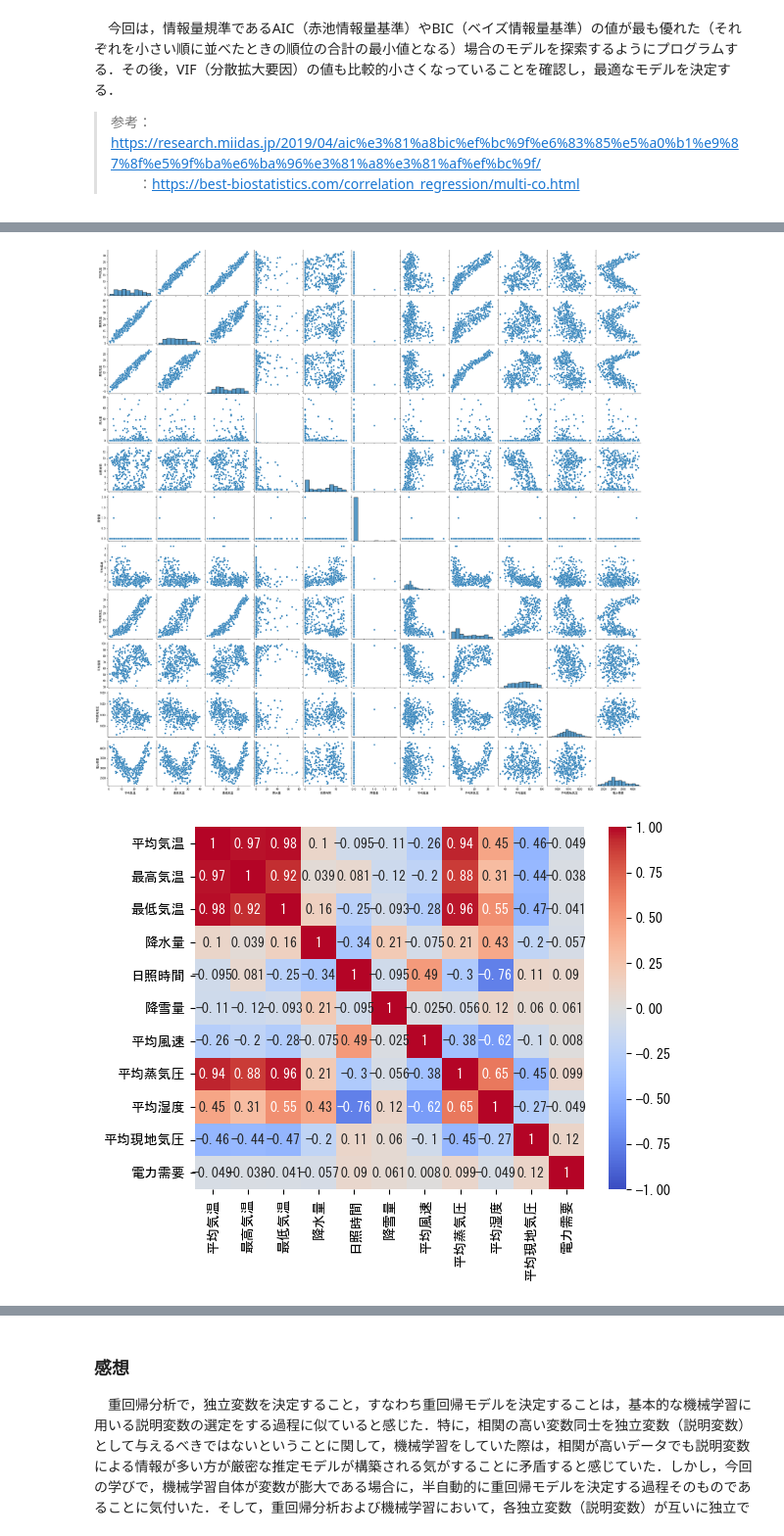
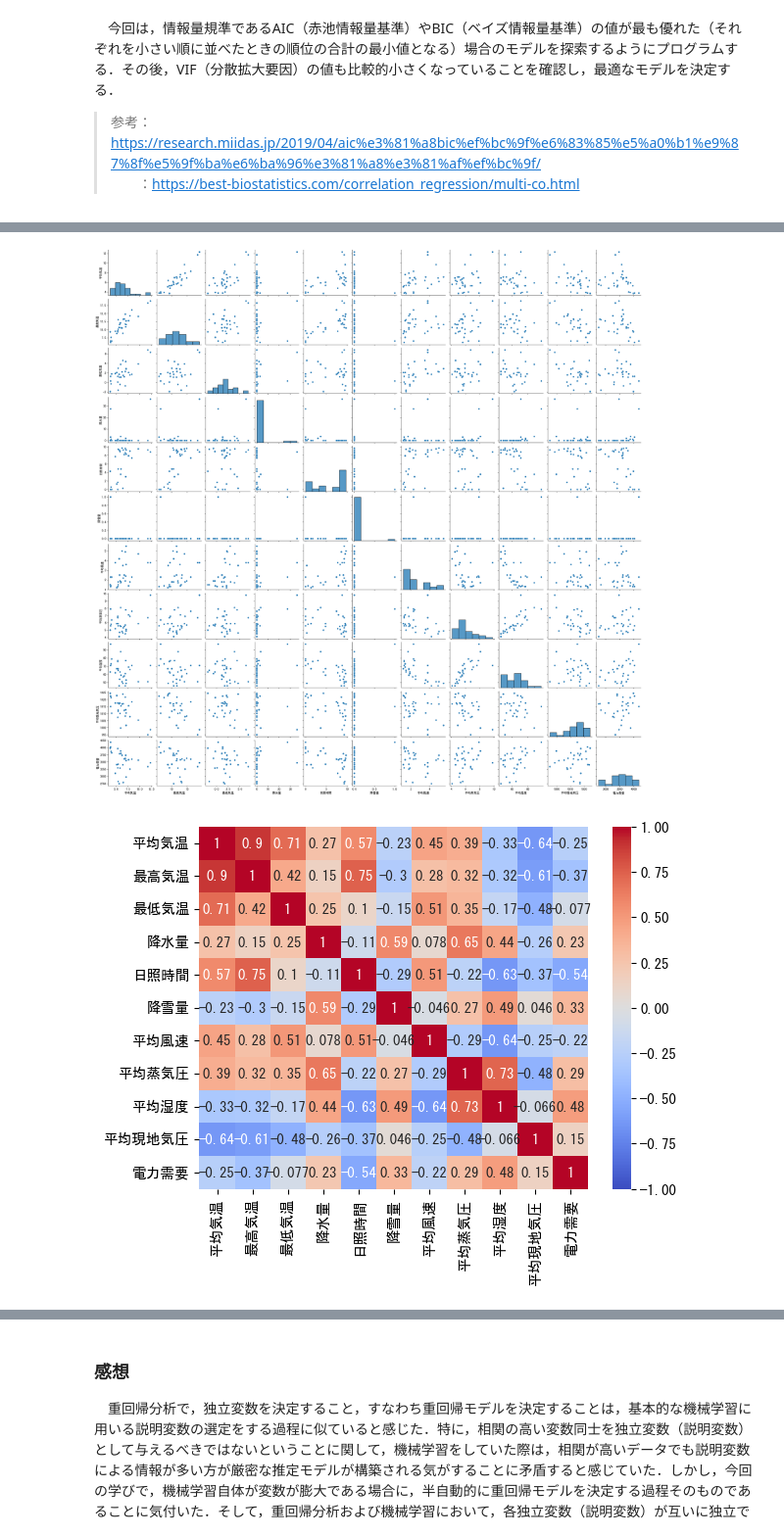
Before and after one commit to hatakeke/Data-Science---Basic, a Jupyter notebook: 第8回/第8回.ipynb, the cells around one changed output, grey strips where cells are left out. Shown at 98% size. Saved outputs shown, nothing was run; the diff lists cells and outputs as text; code cells hidden in the pictures.

```diff
--- a/第8回/第8回.ipynb
+++ b/第8回/第8回.ipynb
@@ -50,8 +50,8 @@ import itertools
 
 
 # 変数の定義
-year = False                # 対象年度      ：指定しない場合はFalse
-month = False               # 対象月        ：指定しない場合はFalse
+year = 2020                # 対象年度      ：指定しない場合はFalse
+month = 1                  # 対象月        ：指定しない場合はFalse
 
 # 対象気象データ名（従属変数候補名）
 X_name = ['平均気温', '最高気温', '最低気温', '降水量', '日照時間',
@@ -239,16 +317,16 @@ Notes:
 　ペアプロットやヒートマップを用いて，独立変数同士あるいは従属変数との相関関係を可視化する．
 　その後，探索結果と変数の相関関係を比較して考察する．
 # %%
-# ペアプロットの描画
+# ペアプロットおよびヒートマップの描画
 all_data = pd.concat([X_weather, Y_power], axis=1)
 plt.rcParams['font.family'] = 'MS Gothic'
+plt.rcParams.update({'font.size': 10.5})
 sns.pairplot(all_data)
 plt.show()
 
-# ヒートマップの描画
 corr = all_data.corr()
 sns.heatmap(corr, annot=True, cmap='coolwarm', center=0, vmin=-1, vmax=1)
 plt.show()
 # %% [output]
-[figure, old version]
+[figure, new version]
-[figure, old version]
+[figure, new version]
```
Also changed, not shown: parts of 6 cells of this notebook.
